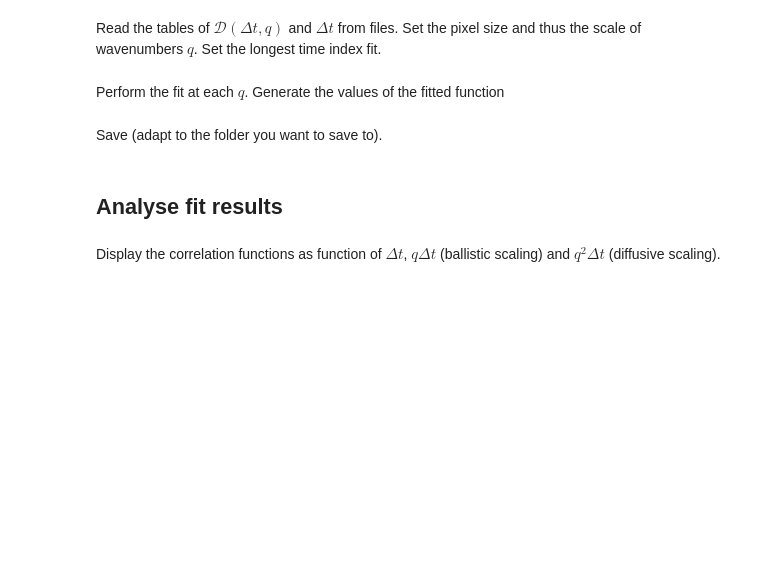
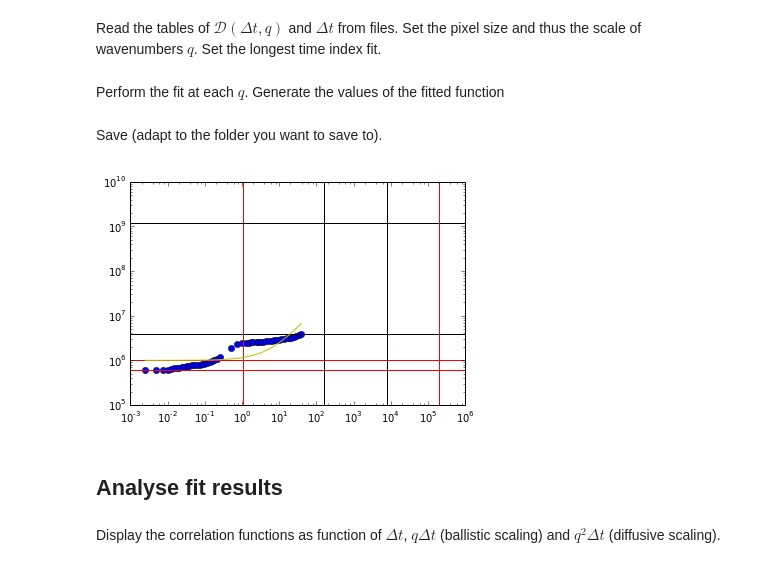
Before and after one commit to MathieuLeocmach/DDM, a Jupyter notebook: python/fit_bacteria.ipynb, the cells around one changed output. Cells and saved outputs as stored; diff of their text form; code cells hidden in the pictures; blank space fills up the shorter version.

```diff
--- a/python/fit_bacteria.ipynb
+++ b/python/fit_bacteria.ipynb
@@ -26,22 +26,48 @@ DDM = np.load('DDM_bacteria.npy')
 dts = np.load('dt_bacteria.npy')
 pixelSize = 6.450/10. #in micrometre
 qs = 2*np.pi/(2*DDM.shape[-1]*pixelSize) * np.arange(DDM.shape[-1])
-tmax = -6
+tmax = -20
 # %% [markdown]
 Perform the fit at each $q$. Generate the values of the fitted function
 # %%
-params = np.zeros((DDM.shape[-1], 6))
-matrixfit = np.zeros(DDD[:tmax].T.shape)
-for iq, ddm in enumerate(DDM[:tmax].T):
-    params[iq] = np.leastsq(
+params = np.zeros((DDM.shape[-1]-1, 6))
+matrixfit = np.zeros(DDM[:tmax,1:].T.shape)
+for iq, ddm in enumerate(DDM[:tmax,1:].T):
+    params[iq] = leastsq(
         #function to minimize
         lambda p, q, dts, ddm: LogDDM(p, q, dts) - np.log(ddm),
         #initial parameters
-        [ddm.ptp(), ddm.min(), 1/(17e4 * qs[iq]^2), 0.5, 1/(10000*qs[iq]), 1],
+        [ddm.ptp(), ddm.min(), 1, 1./(5*qs[iq+1]), 1/(0.17 * qs[iq+1]**2), 0.5],
         #data on which to perform minimization
-        args=(qs[iq], dts[:tmax], ddm)
+        args=(qs[iq+1], dts[:tmax], ddm)
         )[0]
-    matrixfit[iq] = LogDDM(params[iq], qs[iq], dts[:tmax])
+    matrixfit[iq] = np.exp(LogDDM(params[iq], qs[iq+1], dts[:tmax]))
 # %% [markdown]
 Save (adapt to the folder you want to save to).
+# %%
+iq = 10
+#test initial parameters
+plot(dts[:tmax], DDM[:tmax,iq], 'o')
+axhline(DDM[:tmax,iq].max(), color='k')
+axhline(DDM[:tmax,iq].min(), color='r')
+axvline(1./(5*qs[iq]), color='r')
+axvline(1/(0.17 * qs[iq]**2), color='k')
+
+A, B, Z, tr, td, alpha = leastsq(
+    #function to minimize
+    lambda p, q, dts, ddm: LogDDM(p, q, dts) - np.log(ddm),
+    #initial parameters
+    [DDM[:tmax,iq].ptp(), DDM[:tmax,iq].min(), 1, 1./(5*qs[iq]), 1/(0.17 * qs[iq]**2), 0.5],
+    #data on which to perform minimization
+    args=(qs[iq], dts[:tmax], DDM[:tmax,iq])
+    )[0]
+axhline(A+B, color='k')
+axhline(B, color='r')
+axvline(tr, color='r')
+axvline(td, color='k')
+plot(dts[:tmax], np.exp(LogDDM([A, B, Z, tr, td, alpha], qs[iq], dts[:tmax])), '-y')
+xscale('log')
+yscale('log')
+# %% [output]
+[figure, added]
 # %%
```
Also changed, not shown: parts of 2 cells of this notebook, 5 other files.
